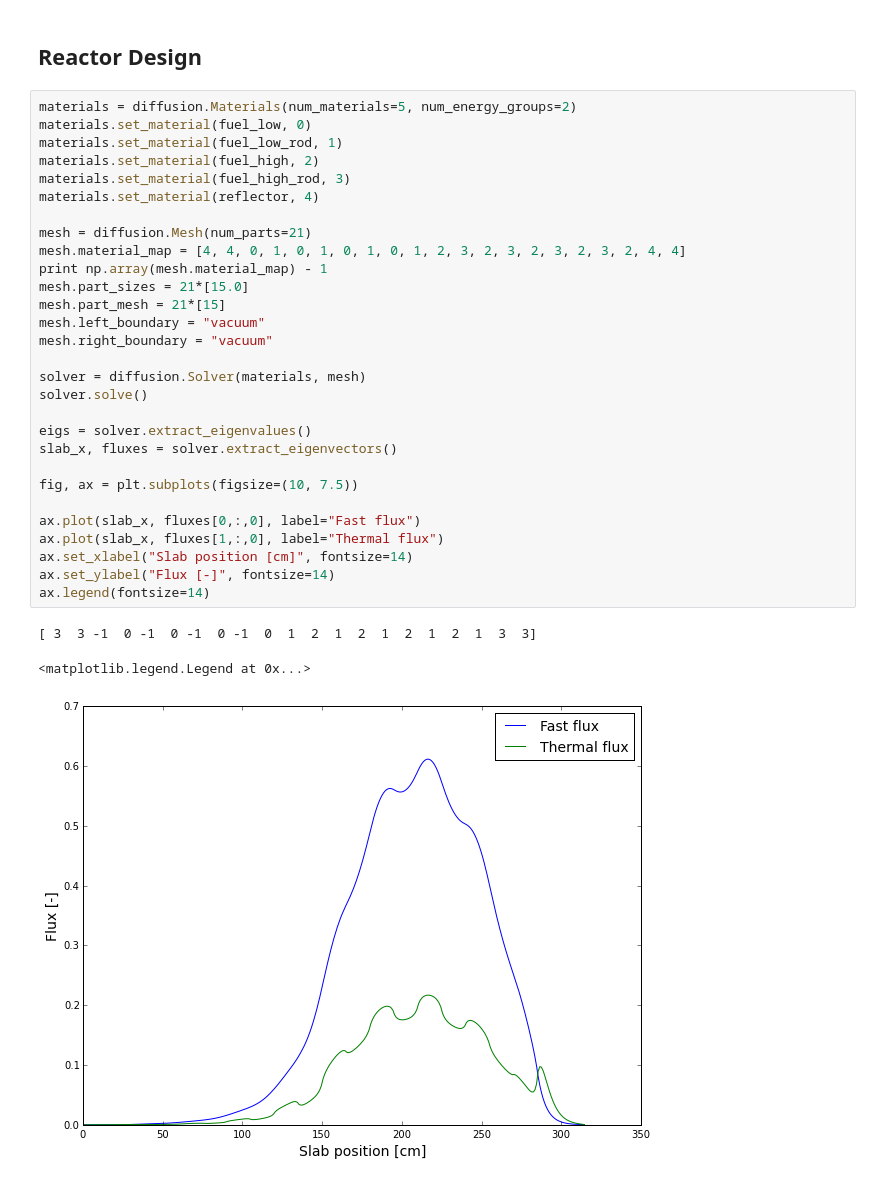
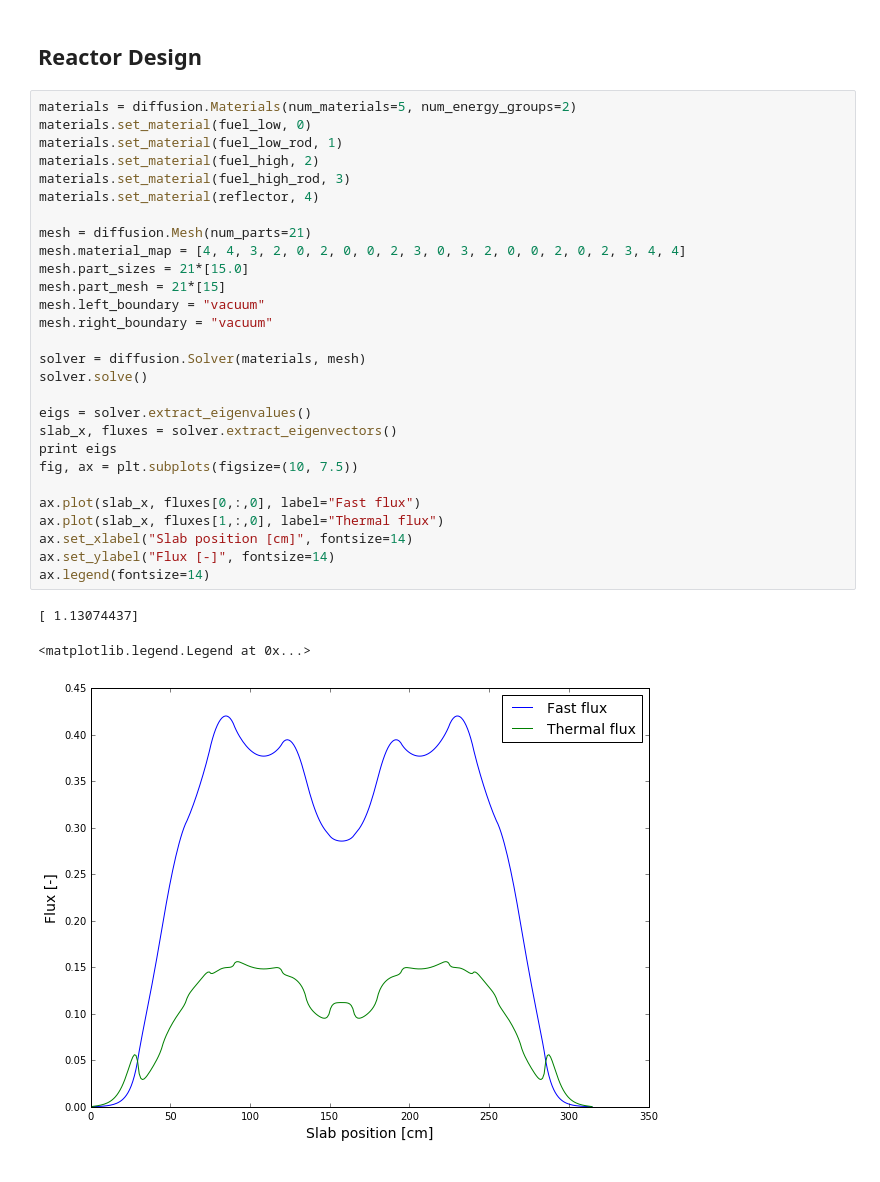
Before and after one commit to bhermanmit/py_diffusion, a Jupyter notebook: project/Project_Solution.ipynb, the cells around one changed output. Cells and saved outputs as stored; diff of their text form.

```diff
--- a/project/Project_Solution.ipynb
+++ b/project/Project_Solution.ipynb
@@ -343,33 +344,32 @@ ax.legend(fontsize=14)
 # %%
 materials = diffusion.Materials(num_materials=5, num_energy_groups=2)
 materials.set_material(fuel_low, 0)
 materials.set_material(fuel_low_rod, 1)
 materials.set_material(fuel_high, 2)
 materials.set_material(fuel_high_rod, 3)
 materials.set_material(reflector, 4)
 
 mesh = diffusion.Mesh(num_parts=21)
-mesh.material_map = [4, 4, 0, 1, 0, 1, 0, 1, 0, 1, 2, 3, 2, 3, 2, 3, 2, 3, 2, 4, 4]
-print np.array(mesh.material_map) - 1
+mesh.material_map = [4, 4, 3, 2, 0, 2, 0, 0, 2, 3, 0, 3, 2, 0, 0, 2, 0, 2, 3, 4, 4]
 mesh.part_sizes = 21*[15.0]
 mesh.part_mesh = 21*[15]
 mesh.left_boundary = "vacuum"
 mesh.right_boundary = "vacuum"
 
 solver = diffusion.Solver(materials, mesh)
 solver.solve()
 
 eigs = solver.extract_eigenvalues()
 slab_x, fluxes = solver.extract_eigenvectors()
-
+print eigs
 fig, ax = plt.subplots(figsize=(10, 7.5))
 
 ax.plot(slab_x, fluxes[0,:,0], label="Fast flux")
 ax.plot(slab_x, fluxes[1,:,0], label="Thermal flux")
 ax.set_xlabel("Slab position [cm]", fontsize=14)
 ax.set_ylabel("Flux [-]", fontsize=14)
 ax.legend(fontsize=14)
 # %% [output]
-[ 3  3 -1  0 -1  0 -1  0 -1  0  1  2  1  2  1  2  1  2  1  3  3]
+[ 1.13074437]
 <matplotlib.legend.Legend at 0x...>
-[figure, old version]
+[figure, new version]
```
Also changed, not shown: parts of 5 cells of this notebook, 3 other files.
